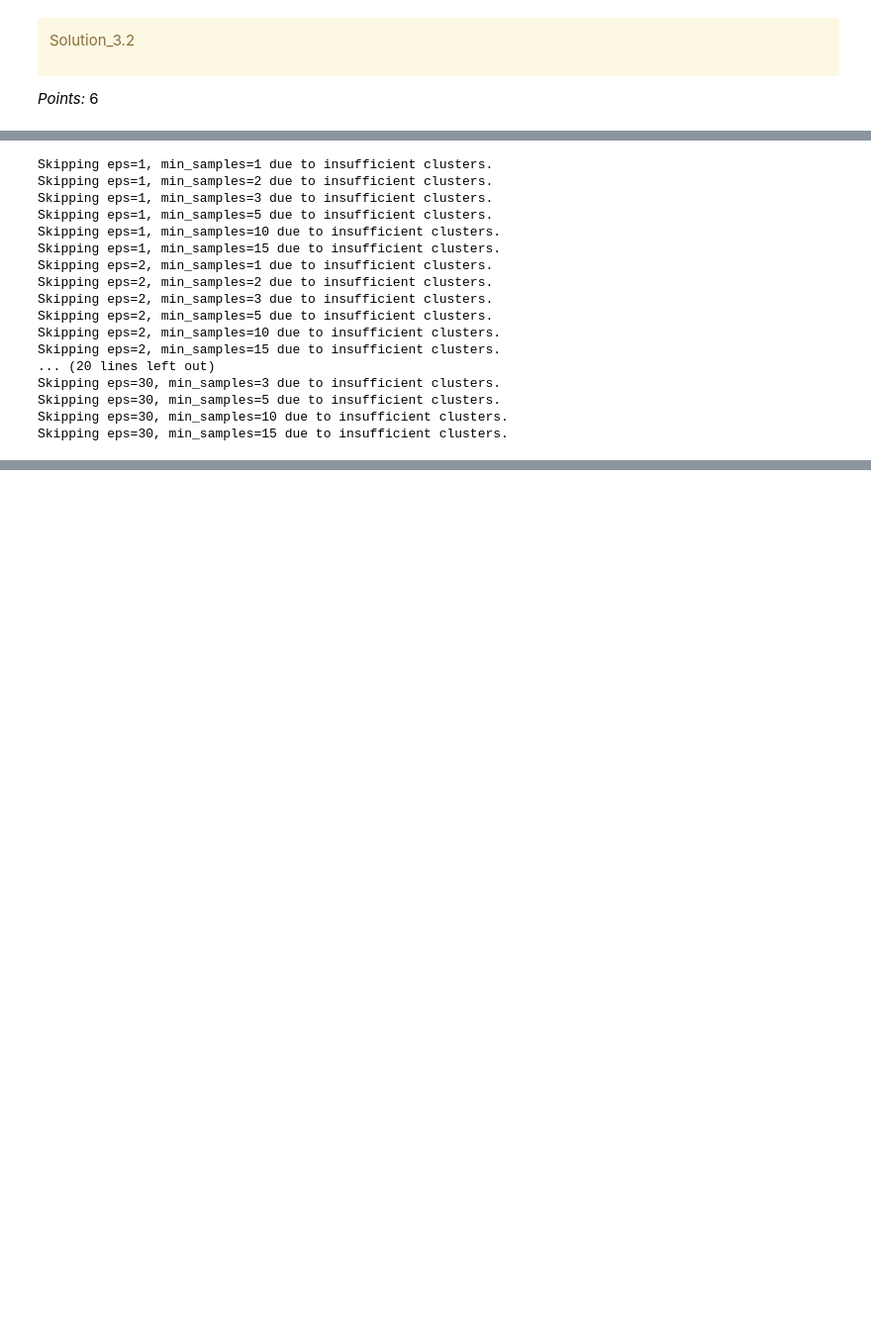
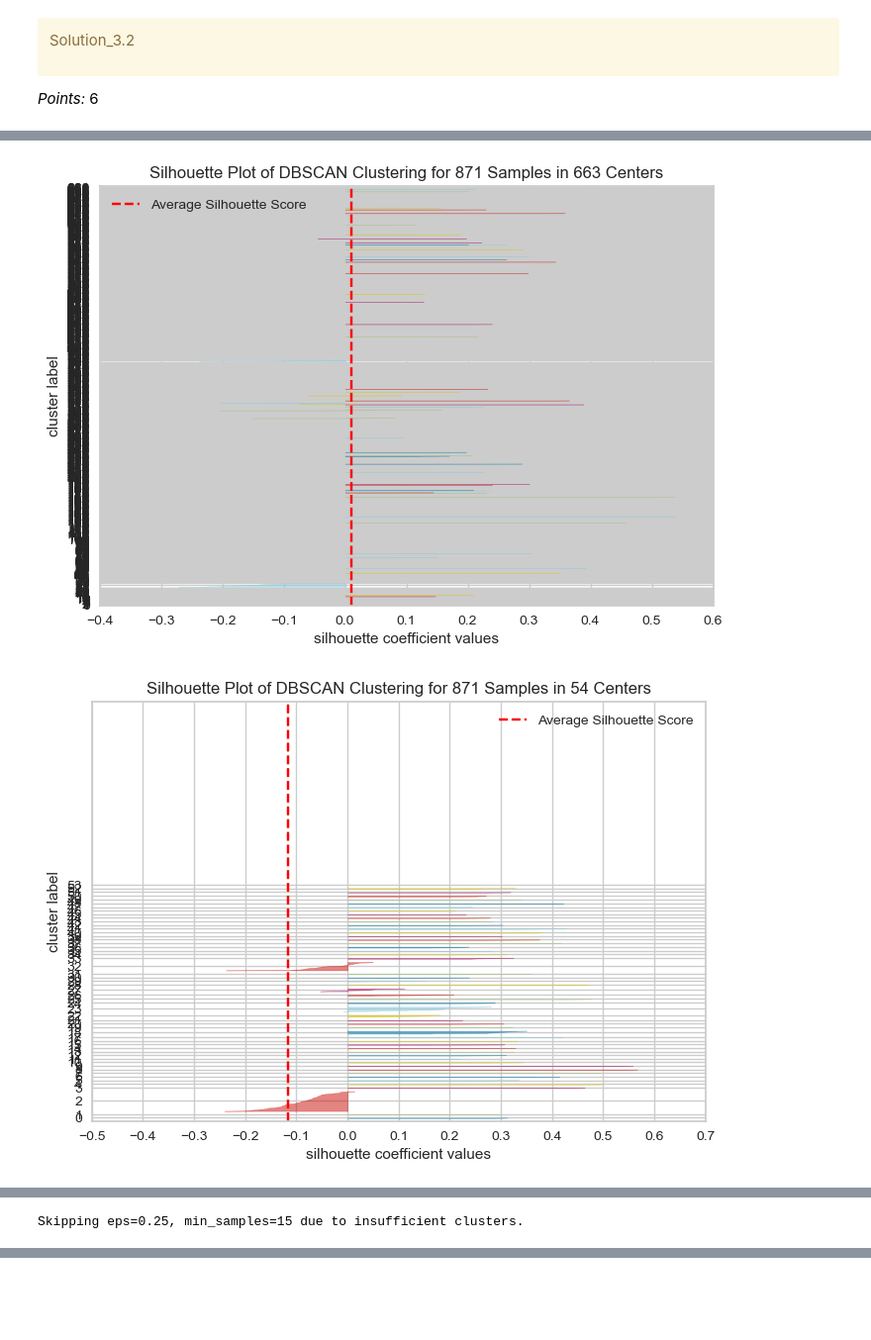
Before and after one commit to chloezandberg/cpsc330hw6, a Jupyter notebook: hw6.ipynb, the cells around one changed output, grey strips where cells are left out. Shown at 99% size. Saved outputs shown, nothing was run; the diff lists cells and outputs as text; code cells hidden in the pictures; blank space fills up the shorter version.

```diff
--- a/hw6.ipynb
+++ b/hw6.ipynb
@@ -937,25 +937,27 @@ Below I try to tune multiple hyper-parameters across different values of epsilon
 
 Some of the code below is adapted from Lecture 16.
 # %%
-eps_vals = [1, 2, 3, 10, 20, 30]
-min_samples_vals = [1, 2, 3, 5, 10, 15]
+eps_vals = [0.25, 0.50, 0.75]
+min_samples_vals = [1, 2, 3, 5, 12, 15]
 
 for eps in eps_vals:
     for min_samples in min_samples_vals:
         dbscan = DBSCAN(eps=eps, min_samples=min_samples, metric='cosine')
         dbscan.fit(embeddings)
         n_clusters = len(set(dbscan.labels_))
         dbscan.n_clusters = n_clusters
         dbscan.predict = lambda x: dbscan.labels_
 
 
        # check if the number of unique labels is valid for Silhouette analysis
         n_clusters = len(set(dbscan.labels_)) - (1 if -1 in dbscan.labels_ else 0)
 
         if n_clusters > 1:  # only proceed if there are at least two clusters
             visualizer = SilhouetteVisualizer(dbscan, colors="yellowbrick")
             visualizer.fit(embeddings)
             visualizer.show()
         else:
             print(f"Skipping eps={eps}, min_samples={min_samples} due to insufficient clusters.")
 # %% [output]
+[figure, added]
+[figure, added]
@@ -962,17 +967 @@ for eps in eps_vals:
-Skipping eps=1, min_samples=1 due to insufficient clusters.
-Skipping eps=1, min_samples=2 due to insufficient clusters.
-Skipping eps=1, min_samples=3 due to insufficient clusters.
-Skipping eps=1, min_samples=5 due to insufficient clusters.
-Skipping eps=1, min_samples=10 due to insufficient clusters.
-Skipping eps=1, min_samples=15 due to insufficient clusters.
-Skipping eps=2, min_samples=1 due to insufficient clusters.
-Skipping eps=2, min_samples=2 due to insufficient clusters.
-Skipping eps=2, min_samples=3 due to insufficient clusters.
-Skipping eps=2, min_samples=5 due to insufficient clusters.
-Skipping eps=2, min_samples=10 due to insufficient clusters.
-Skipping eps=2, min_samples=15 due to insufficient clusters.
-... (20 lines left out)
-Skipping eps=30, min_samples=3 due to insufficient clusters.
-Skipping eps=30, min_samples=5 due to insufficient clusters.
-Skipping eps=30, min_samples=10 due to insufficient clusters.
-Skipping eps=30, min_samples=15 due to insufficient clusters.
+Skipping eps=0.25, min_samples=15 due to insufficient clusters.
```
Also changed, not shown: parts of 18 cells of this notebook.
